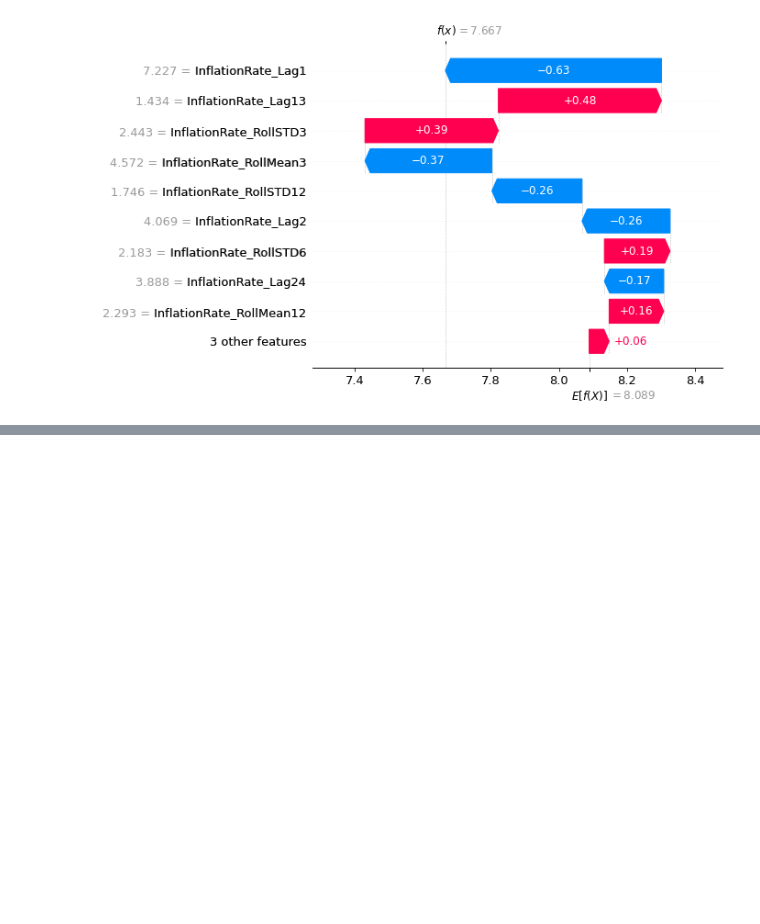
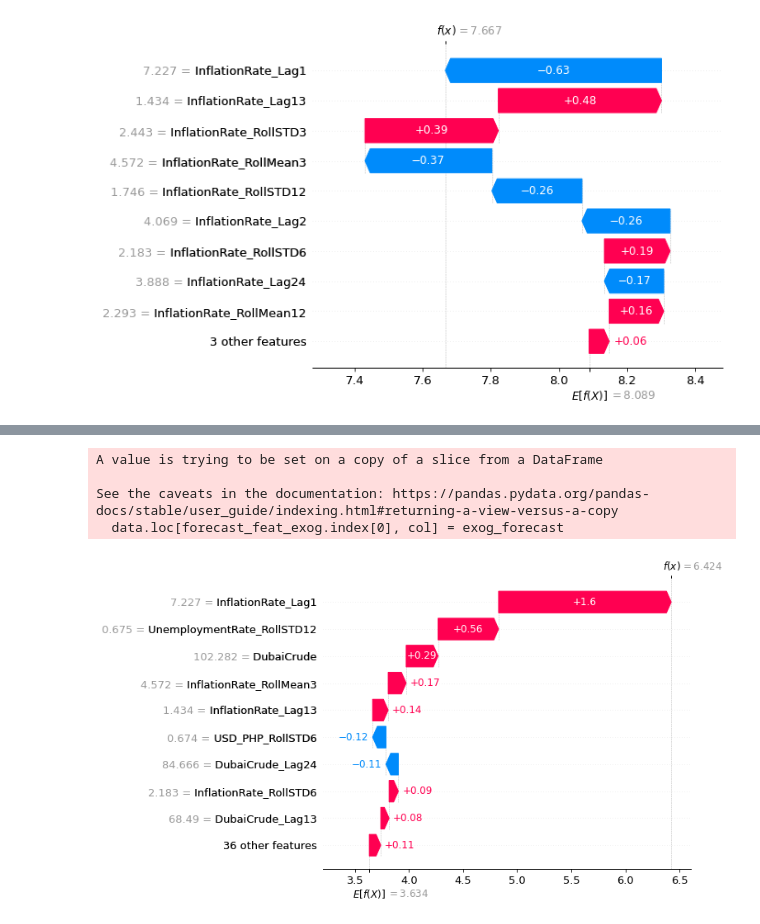
Before and after one commit to xxtofff/Inflation-Forecasting, a Jupyter notebook: notebooks/04_xgboost.ipynb, the cells around one changed output, grey strips where cells are left out. Saved outputs shown, nothing was run; the diff lists cells and outputs as text; code cells hidden in the pictures; blank space fills up the shorter version.

```diff
--- a/notebooks/04_xgboost.ipynb
+++ b/notebooks/04_xgboost.ipynb
@@ -55,15 +55,28 @@ def create_rolling_features(data, window_list, rolling_column = None):
 
     return pd.concat(rolling_columns, axis = 1)
 
-def nexog_feature_split(data, lag_list = [1, 2, 13, 24], window_list = [3, 6, 12]):
-    date = create_date_features(data = data.dropna())
-    lag = create_lag_features(data=date, lag_list = lag_list, lag_column = data.name)
-    final = create_rolling_features(data = lag, rolling_column = data.name, window_list = window_list)
-    forecast_feat = final[[col for col in final.columns if col != data.name]].iloc[[-1]]
+def train_forecast_split(data, target_col, lag_list=[1, 2, 13, 24], window_list=[3, 6, 12]):
+
+    if isinstance(data, pd.Series):
+        data = data.to_frame(name=target_col if data.name is None else data.name)
+
+    exog_cols = data.columns.drop(target_col).to_list()
+
+    date = create_date_features(data=data.dropna())
+    lag = create_lag_features(data=date, lag_list=lag_list, lag_column=target_col)
+    final = create_rolling_features(data=lag, rolling_column=target_col, window_list=window_list)
+
+    if exog_cols:
+        for col in exog_cols:
+            final = create_lag_features(data=final, lag_list=lag_list, lag_column=col)
+            final = create_rolling_features(data=final, rolling_column=col, window_list=window_list)
+
+    forecast_feat = final[[col for col in final.columns if col != target_col]].iloc[[-1]]
 
     return final, forecast_feat
 # %%
-final_inf, forecast_feat = nexog_feature_split(inf_rate)
+target_col = 'InflationRate'
+final_inf, forecast_feat = train_forecast_split(inf_rate, target_col)
 final_inf.tail()
 # %% [output]
 |  | InflationRate | Month_Sin | Month_Cos | InflationRate_Lag1 | InflationRate_Lag2 | InflationRate_Lag13 | ... |
@@ -159,21 +172,21 @@ def forecast_df(data, targ_col):
 
     return full_df[feat_cols], full_df[targ_col], forecast_feat
 # %%
-def months_ahead_forecast(data, months_ahead):
+def months_ahead_forecast(data, target_col, months_ahead):
 
     iter = 1
 
-    final_data, _ = nexog_feature_split(data)
-    full_feat, full_targ, forecast_feat = forecast_df(final_data, data.name)
+    final_data, _ = train_forecast_split(data, target_col)
+    full_feat, full_targ, forecast_feat = forecast_df(final_data, target_col)
     _, model_test = model_pred(full_feat, full_targ, forecast_feat, n_iter=100)
     model = model_test.best_estimator_
     last_obs = forecast_feat.iloc[[0]]
 
     while iter <= months_ahead:
-        final_data, _ = nexog_feature_split(data)
-        _, _, forecast_feat = forecast_df(final_data, data.name)
+        final_data, _ = train_forecast_split(data, target_col)
+        _, _, forecast_feat = forecast_df(final_data, target_col)
         model_forecast = model.predict(forecast_feat)
-        one_step = pd.Series(model_forecast, index=forecast_feat.index, name=data.name)
+        one_step = pd.Series(model_forecast, index=forecast_feat.index, name=target_col)
         data = pd.concat([data, one_step])
 
         iter += 1
@@ -202,0 +262,4 @@ Name: InflationRate, dtype: float64
+# %%
+inf_full = inf_data.dropna()
+inf_exog_full, forecast_feat = train_forecast_split(inf_full, target_col)
+inf_exog_full.tail()
@@ -202,0 +284,9 @@ Name: InflationRate, dtype: float64
+# %%
+months_ahead = 6
+forecast = months_ahead_forecast(inf_full, target_col, months_ahead = months_ahead)
+# %% [output]
+A value is trying to be set on a copy of a slice from a DataFrame
+
+See the caveats in the documentation: https://pandas.pydata.org/pandas-docs/stable/user_guide/indexing.html#returning-a-view-versus-a-copy
+  data.loc[forecast_feat_exog.index[0], col] = exog_forecast
+[figure, added]
```
Also changed, not shown: parts of 7 cells of this notebook, 3 other files.
